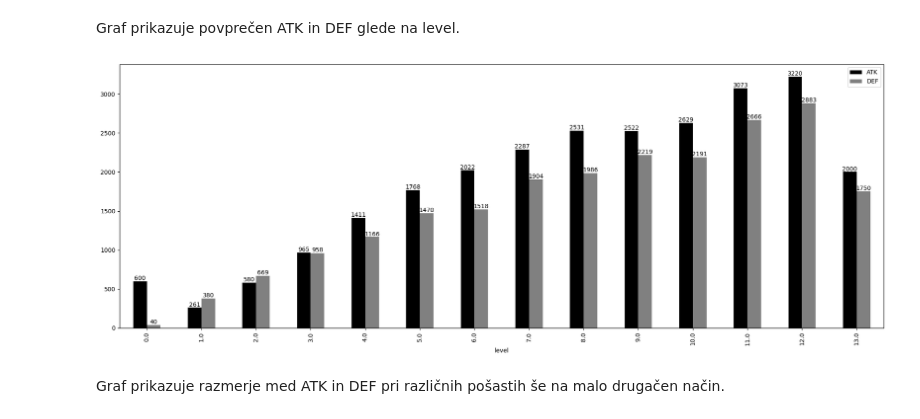
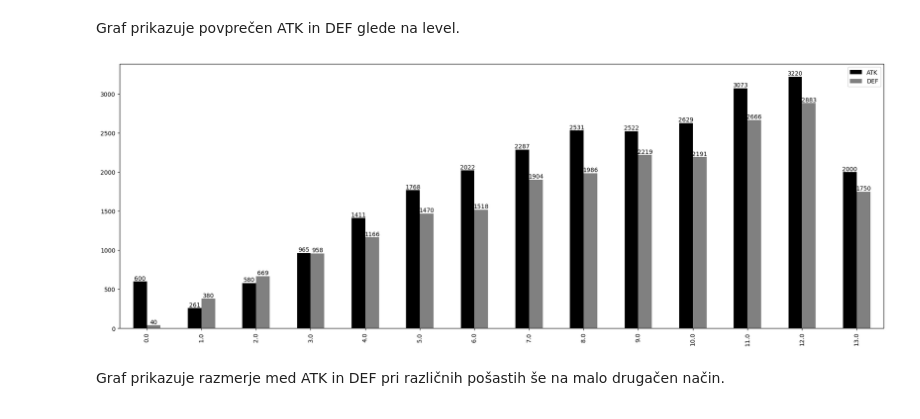
Before and after one commit to sawdem/Projektna-naloga, a Jupyter notebook: prikaz.ipynb, the cells around one changed output. Drawn from its saved outputs; the diff is of its cells as text; code cells hidden in the pictures.

```diff
--- a/prikaz.ipynb
+++ b/prikaz.ipynb
@@ -60,11 +60,11 @@ defenzivni.head(10)
 # %% [markdown]
 Graf prikazuje povprečen ATK in DEF glede na level.
 # %%
-graf = monsters.groupby("level")[["ATK", "DEF"]].mean().plot.bar(figsize=(23, 8), color=("black", "gray"))
+graf = monsters.groupby("level")[["ATK", "DEF"]].mean().plot.bar(figsize=(23, 8), color=("black", "gray"), xlabel="")
 for container in graf.containers:
     graf.bar_label(container, fmt="%.0f")
 # %% [output]
-[figure, old version]
+[figure, new version]
 # %% [markdown]
 Graf prikazuje razmerje med ATK in DEF pri različnih pošastih še na malo drugačen način.
 # %%
```
Also changed, not shown: parts of 5 cells of this notebook, 1 other file.
